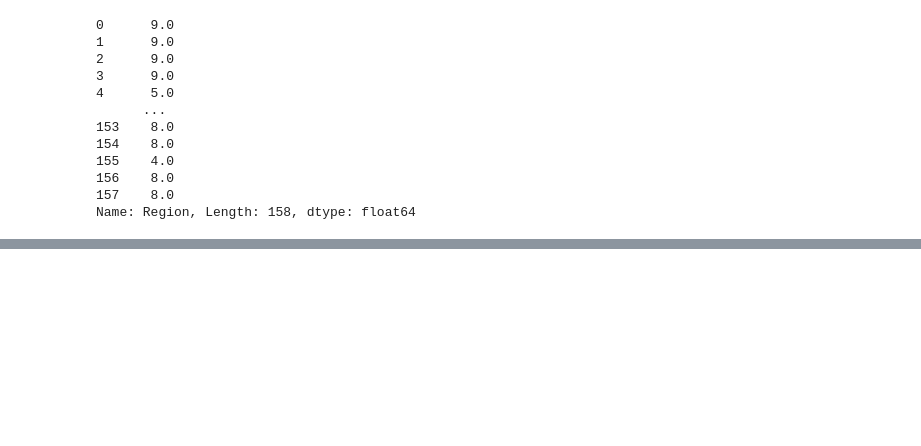
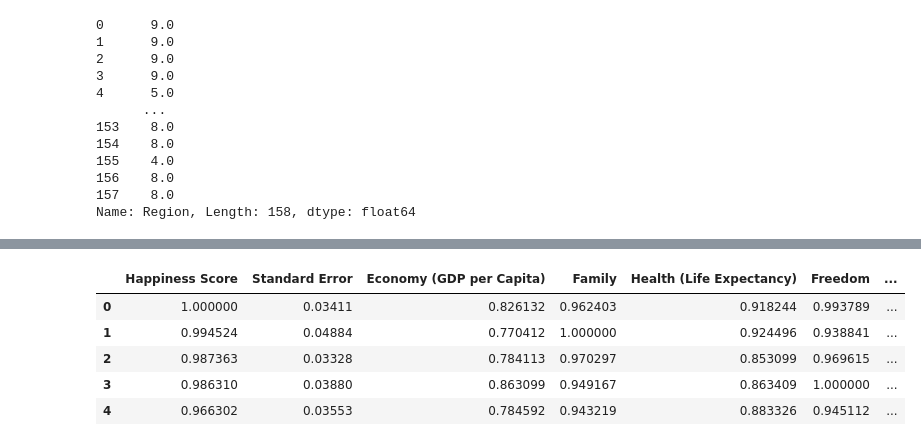
Before and after one commit to Danish3848/F20DL, a Jupyter notebook: Testing_out_Datasets.ipynb, the cells around one changed output, grey strips where cells are left out. Cells and saved outputs as stored; diff of their text form; code cells hidden in the pictures; blank space fills up the shorter version.

```diff
--- a/Testing_out_Datasets.ipynb
+++ b/Testing_out_Datasets.ipynb
@@ -191,0 +225,9 @@ Name: Happiness Score, dtype: float64
+# %%
+happiness.head()
+# %% [output]
+|  | Happiness Score | Standard Error | Economy (GDP per Capita) | Family | Health (Life Expectancy) | Freedom | ... |
+| 0 | 1.000000 | 0.03411 | 0.826132 | 0.962403 | 0.918244 | 0.993789 | ... |
+| 1 | 0.994524 | 0.04884 | 0.770412 | 1.000000 | 0.924496 | 0.938841 | ... |
+| 2 | 0.987363 | 0.03328 | 0.784113 | 0.970297 | 0.853099 | 0.969615 | ... |
+| 3 | 0.986310 | 0.03880 | 0.863099 | 0.949167 | 0.863409 | 1.000000 | ... |
+| 4 | 0.966302 | 0.03553 | 0.784592 | 0.943219 | 0.883326 | 0.945112 | ... |
```
Also changed, not shown: parts of 12 cells of this notebook.
